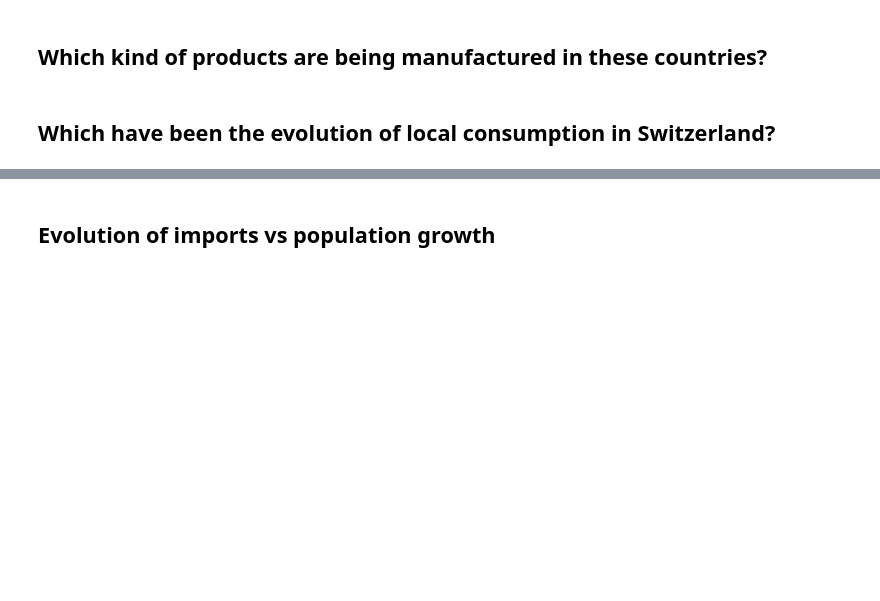
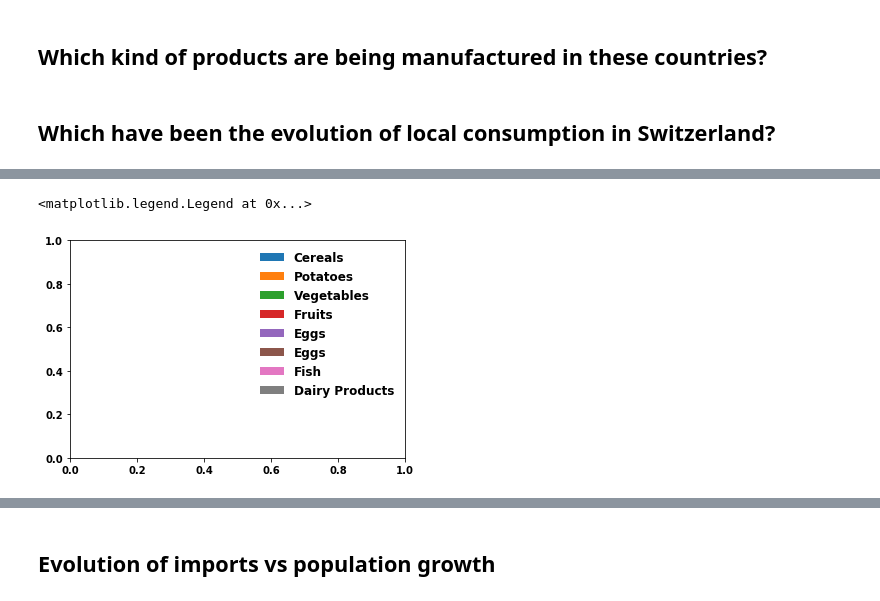
Before and after one commit to MrymZakani/ADA, a Jupyter notebook: Confidence intervals to results.ipynb, the cells around one changed output, grey strips where cells are left out. Drawn from its saved outputs; the diff is of its cells as text; code cells hidden in the pictures; blank space fills up the shorter version.

```diff
--- a/Confidence intervals to results.ipynb
+++ b/Confidence intervals to results.ipynb
@@ -32,0 +76,5 @@ Now we would like to take a probabilistic approach, to give some statistical con
+# %%
+plt.legend((p1[0], p2[0], p3[0], p4[0],p5[0],p6[0],p7[0],p8[0]), (header[0], header[1], header[2], header[3],header[5], header[5], header[6], header[7]), fontsize=12,  framealpha=0, fancybox=True)
+# %% [output]
+<matplotlib.legend.Legend at 0x...>
+[figure, added]
```
Also changed, not shown: parts of 22 cells of this notebook.
